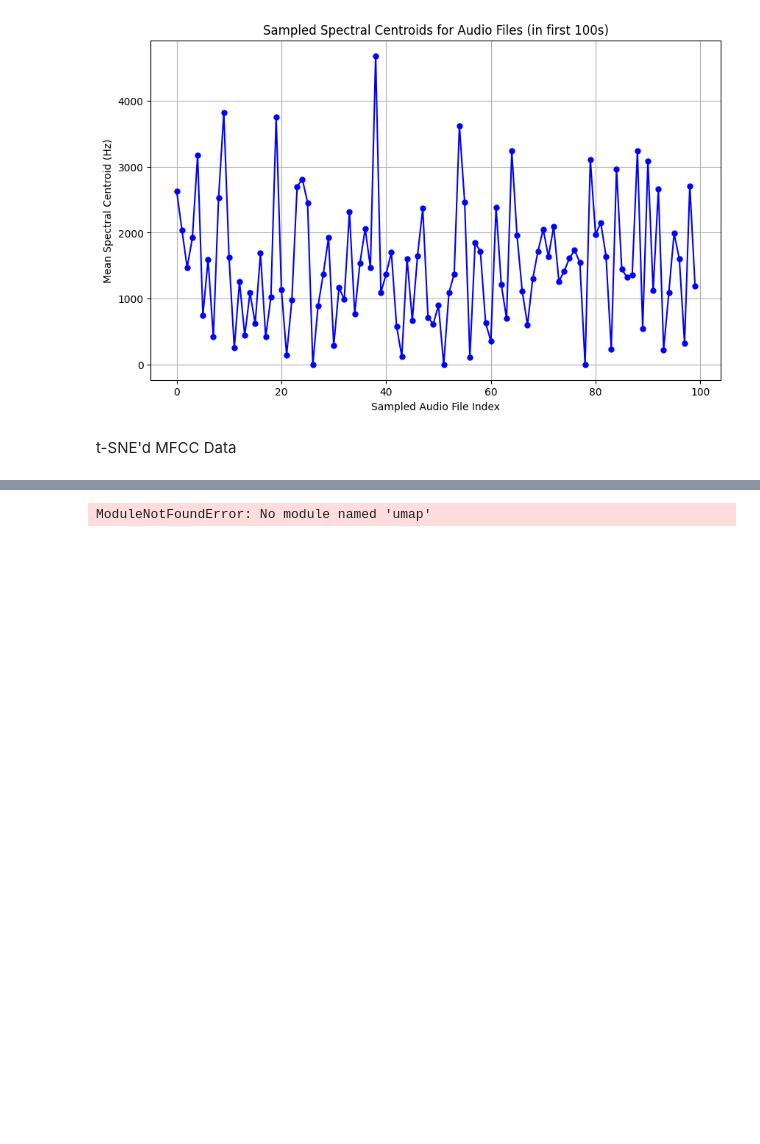
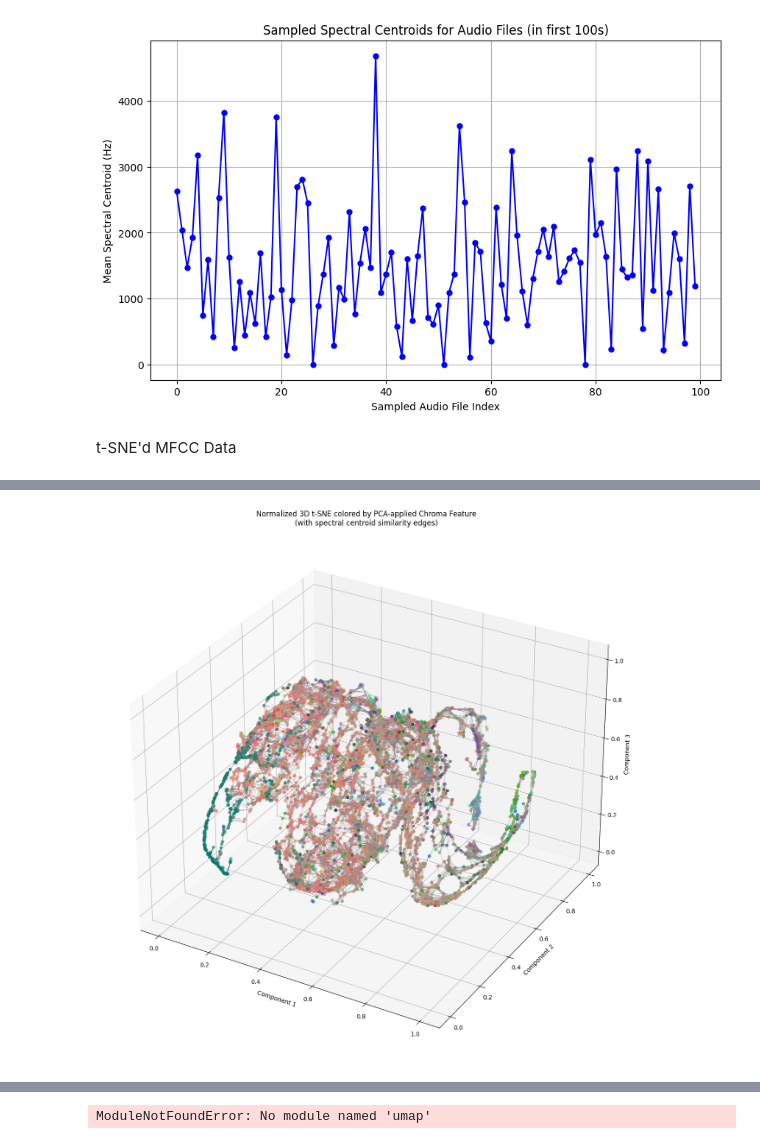
Before and after one commit to unohee/3d-corpus, a Jupyter notebook: CSS_Demo_Cleanup.ipynb, the cells around one changed output, grey strips where cells are left out. Saved outputs shown, nothing was run; the diff lists cells and outputs as text; code cells hidden in the pictures; blank space fills up the shorter version.

Commit message:
PCA Chroma Feature added

```diff
--- a/CSS_Demo_Cleanup.ipynb
+++ b/CSS_Demo_Cleanup.ipynb
@@ -226,0 +359,84 @@ else:
+# %%
+from sklearn.decomposition import PCA
+from scipy.spatial.distance import pdist, squareform
+
+# valid_indices를 이용해 각 오디오 유닛의 12차원 크로마 벡터를 수집
+chroma_all = []
+for i in valid_indices:
+    feature_data = features_list[i]
+    chroma = np.array(feature_data.get('chroma_mean', []))
+    # 12차원 크로마 벡터가 아닐 경우 12차원으로 패딩하거나 잘라냄
+    if chroma.size < 12:
+        chroma = np.pad(chroma, (0, 12 - chroma.size), mode='constant', constant_values=0)
+    elif chroma.size > 12:
+        chroma = chroma[:12]
+    chroma_all.append(chroma)
+chroma_all = np.array(chroma_all)
+
+# PCA를 적용하여 3차원으로 축소 및 normalize
+pca = PCA(n_components=3)
+chroma_pca = pca.fit_transform(chroma_all)
+min_vals = chroma_pca.min(axis=0)
+max_vals = chroma_pca.max(axis=0)
+chroma_pca_normalized = (chroma_pca - min_vals) / (max_vals - min_vals)
+
+# 스펙트럴 중심값도 valid_indices로부터 수집 후 normalize (0~1)
+spectral_values = []
+for i in valid_indices:
+    feature_data = features_list[i]
+    spec = feature_data.get('spectral_centroid_mean', 0.0)
+    spectral_values.append(spec)
+spectral_values = np.array(spectral_values)
+spec_min, spec_max = spectral_values.min(), spectral_values.max()
+spectral_norm = (spectral_values - spec_min) / (spec_max - spec_min)
+
+# 3D scatter plot: t-SNE 결과의 위치에 PCA로 얻은 크로마 색상을 적용
+fig = plt.figure(figsize=(16, 16))
+ax = fig.add_subplot(111, projection='3d')
+ax.scatter(
+    descriptors_3d_normalized[:, 0],
+    descriptors_3d_normalized[:, 1],
+    descriptors_3d_normalized[:, 2],
+    c=chroma_pca_normalized,
+    marker='o'
+)
+
+# 선분 조건: t-SNE 공간상의 유클리드 거리와 스펙트럴 중심 정규화 값 차이가 모두 일정 임계치 이하인 경우
+threshold_tsne = 0.05   # t-SNE 좌표 상의 거리 임계치 (0~1 기준)
+threshold_spec = 0.1    # 스펙트럴 중심 정규화 값 차이 임계치
+
+# pairwise t-SNE 거리와 스펙트럴 중심 차이 행렬 계산
+tsne_dists = squareform(pdist(descriptors_3d_normalized))
+spec_diffs = squareform(pdist(spectral_norm.reshape(-1, 1), metric='cityblock'))
+
+# 두 조건을 만족하는 인덱스 쌍 검색 (중복 제거를 위해 i < j)
+pairs = np.where((tsne_dists < threshold_tsne) & (spec_diffs < threshold_spec))
+for i, j in zip(pairs[0], pairs[1]):
+    if i < j:
+        xs = [descriptors_3d_normalized[i, 0], descriptors_3d_normalized[j, 0]]
+        ys = [descriptors_3d_normalized[i, 1], descriptors_3d_normalized[j, 1]]
+        zs = [descriptors_3d_normalized[i, 2], descriptors_3d_normalized[j, 2]]
+        ax.plot(xs, ys, zs, c='gray', alpha=0.5, linewidth=0.5)
+
+ax.set_title('Normalized 3D t-SNE colored by PCA-applied Chroma Feature\n(with spectral centroid similarity edges)')
+ax.set_xlabel('Component 1')
+ax.set_ylabel('Component 2')
+ax.set_zlabel('Component 3')
+plt.show()
+
+# 2D 색상 그리드 (PCA 적용 크로마 색상)
+grid_size = int(np.ceil(np.sqrt(len(chroma_pca_normalized))))
+padded_pca = np.pad(
+    chroma_pca_normalized,
+    ((0, grid_size**2 - len(chroma_pca_normalized)), (0, 0)),
+    mode='constant',
+    constant_values=1.0
+)
+pca_grid = padded_pca.reshape((grid_size, grid_size, 3))
+plt.figure(figsize=(8, 8))
+plt.imshow(pca_grid)
+plt.title('2D Color Grid (PCA-applied Chroma Feature)')
+plt.axis('off')
+plt.show()
+# %% [output]
+[figure, added]
```
Also changed, not shown: parts of 3 cells of this notebook, 2 other files.
